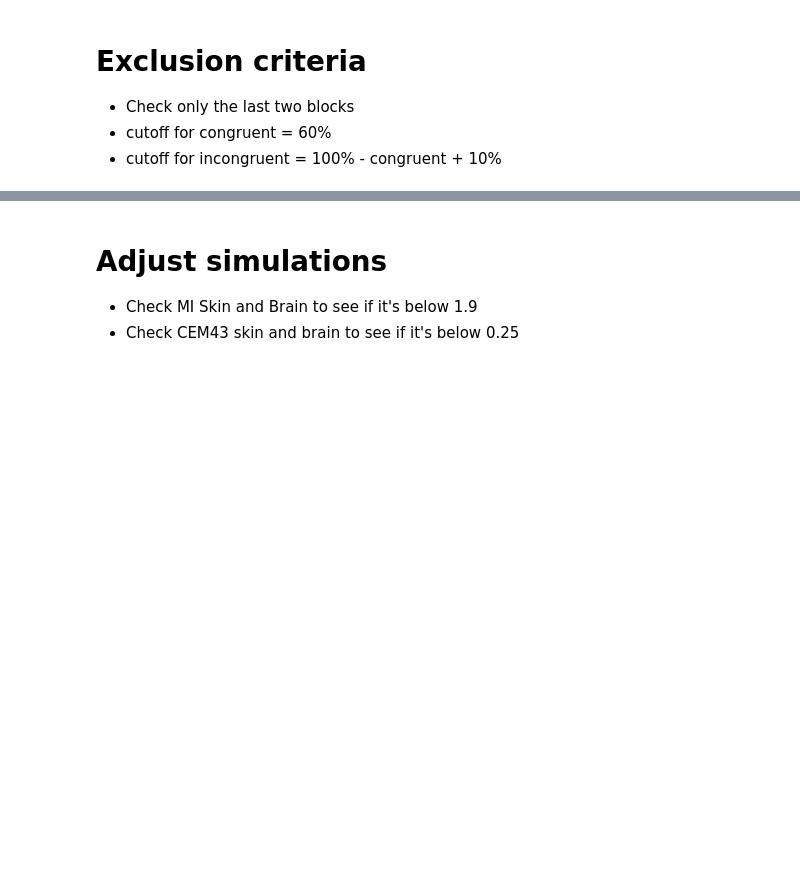
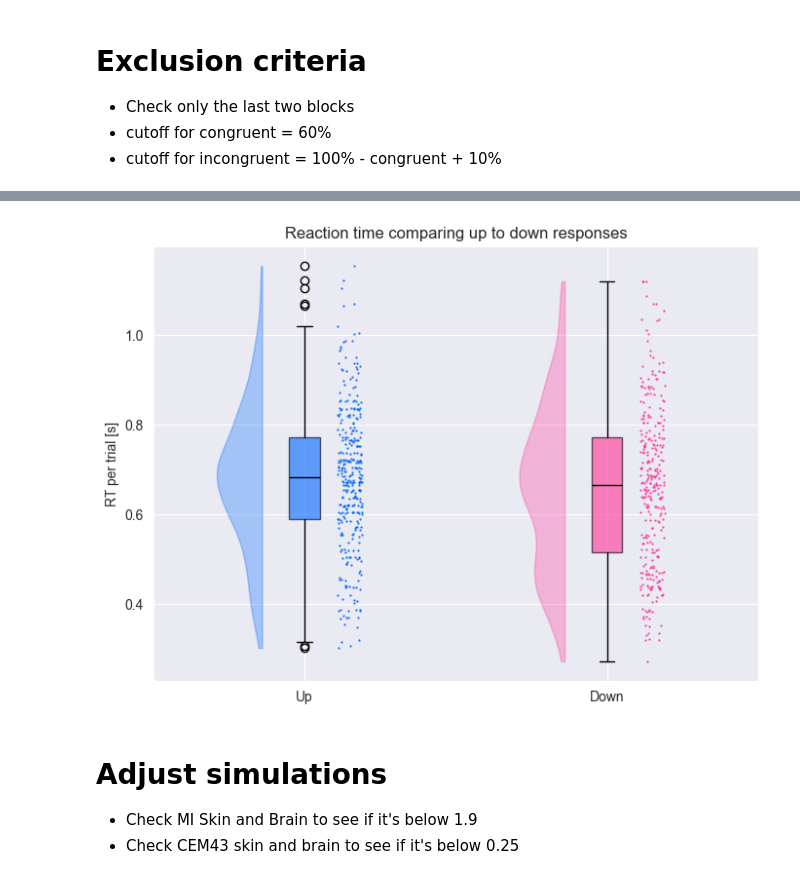
Before and after one commit to KTZ228/phd_1_analysis, a Jupyter notebook: pre-processing behavioural/standard parameters/exclusion_check.ipynb, the cells around one changed output, grey strips where cells are left out. Drawn from its saved outputs; the diff is of its cells as text; code cells hidden in the pictures; blank space fills up the shorter version.

```diff
--- a/pre-processing behavioural/standard parameters/exclusion_check.ipynb
+++ b/pre-processing behavioural/standard parameters/exclusion_check.ipynb
@@ -36,0 +50,3 @@ sub-009 did not complete session-04
+# %%
+combined_results_dataframe['congruency'] = combined_results_dataframe.apply(utils.analysis_functions.check_congruency, axis=1)
+print(combined_results_dataframe[['stimuli_type','probability_condition','congruency']])
@@ -36,0 +71,5 @@ sub-009 did not complete session-04
+# %%
+combined_results_dataframe = combined_results_dataframe[combined_results_dataframe['probability_condition'] != 50]
+combined_results_dataframe = utils.analysis_functions.check_volatility(combined_results_dataframe)
+dataframe_volatility_check = combined_results_dataframe.sort_values(by=['subject_id', 'session', 'stimuli_type', 'trial'], ascending=[True, True, True, True])
+print(dataframe_volatility_check[['trial','stimuli_type','probability_condition','volatility']])
@@ -36,0 +94,3 @@ sub-009 did not complete session-04
+# %%
+combined_results_dataframe['valence'] = combined_results_dataframe.apply(utils.analysis_functions.check_valence, axis=1)
+print(combined_results_dataframe[['stimuli_type','valence']])
@@ -36,0 +115,8 @@ sub-009 did not complete session-04
+# %%
+# Turns the objective values into boolean ones
+mapping = {'True': 1, 'False': 0, 'Even': 0, 'Late': 0}
+#pd.options.display.max_rows = None
+
+combined_results_dataframe['objectively_correct_boolean'] = combined_results_dataframe['objectively_correct'].replace(mapping)
+combined_results_dataframe['objectively_correct_boolean'] = combined_results_dataframe['objectively_correct_boolean'].astype('int')
+print(combined_results_dataframe)
@@ -36,0 +309,69 @@ sub-009 did not complete session-04
+# %%
+# Print percentage of non-response trials
+non_response_trials = combined_results_dataframe[combined_results_dataframe['response'].isna()]
+percentage_responses = len(non_response_trials)/len(combined_results_dataframe)*100
+
+if percentage_responses > 10:
+    print(f'{len(non_response_trials)} out of {len(combined_results_dataframe)} trials are non-response trials\n'
+      f'So, {percentage_responses:.2f}% of the trials are non-response trials\n'
+      'This means that the participant responded in less than 90% of the trials.\n'
+          'Exclude the participant.\n')
+else:
+    print(f'{len(non_response_trials)} out of {len(combined_results_dataframe)} trials are non-response trials\n'
+      f'So, {percentage_responses:.2f}% of the trials are non-response trials\n')
+
+# Plot reaction time
+happy_dataframe = combined_results_dataframe[combined_results_dataframe['response'] == 'up']
+happy_list = happy_dataframe['RT_s'].dropna().tolist()
+angry_dataframe = combined_results_dataframe[combined_results_dataframe['response'] == 'down']
+angry_list = angry_dataframe['RT_s'].dropna().tolist()
+valence_list = [happy_list, angry_list]
+
+# Create empty plot
+fig, ax = plt.subplots(figsize=(7, 5))
+
+# Create a list of colors
+plot_colors = ['#0066ff', '#ff3399']
+c = 'black'
+
+# Boxplot data
+bp = ax.boxplot(valence_list, patch_artist = True, vert = True, widths=0.1, boxprops=dict(facecolor=c, color=c),
+                capprops=dict(color=c),
+                whiskerprops=dict(color=c),
+                flierprops=dict(color=c, markeredgecolor=c),
+                medianprops=dict(color=c))
+# Change to the desired color and add transparency
+for patch, color in zip(bp['boxes'], plot_colors):
+    patch.set_facecolor(color)
+    patch.set_alpha(0.6)
+
+for median in bp['medians']:
+    median.set_color('black')
+# Violinplot data (specify points as length data)
+vp = ax.violinplot(valence_list, points=500, positions=[0.86, 1.86], widths=0.3,
+                   showmeans=False, showextrema=False, showmedians=False, vert=True, side = 'low')
+# Change to the desired color
+for idx, b in enumerate(vp['bodies']): # Slices it in half
+    # Change to the desired color
+    b.set_color(plot_colors[idx])
+
+# Scatterplot data
+for idx, features in enumerate(valence_list):
+    # Add jitter effect so the features do not overlap on the y-axis
+    x = np.full(len(features), idx + .75)
+    idxs = np.arange(len(x))
+    out = x.astype(float)
+    out.flat[idxs] += np.random.uniform(low=-.04, high=.04, size=len(idxs))
+    x = out + 0.4
+    plt.scatter(x, features, s=.3, c=plot_colors[idx])
+
+# Allocate labels to x- and y-axis
+plt.xticks(np.arange(1,3,1), ['Up', 'Down'])  # Set text labels.
+plt.ylabel('RT per trial [s]')
+plot_name = 'Reaction time comparing up to down responses'
+
+# Save and show plot
+plt.tight_layout()
+plt.title(plot_name)
+plt.show()
+# %% [output]
@@ -37,3 +380,4 @@ sub-009 did not complete session-04
+[figure, added]
 # %% [markdown]
 # Adjust simulations
 - Check MI Skin and Brain to see if it's below 1.9
```
Also changed, not shown: parts of 17 cells of this notebook, 3 other files.
